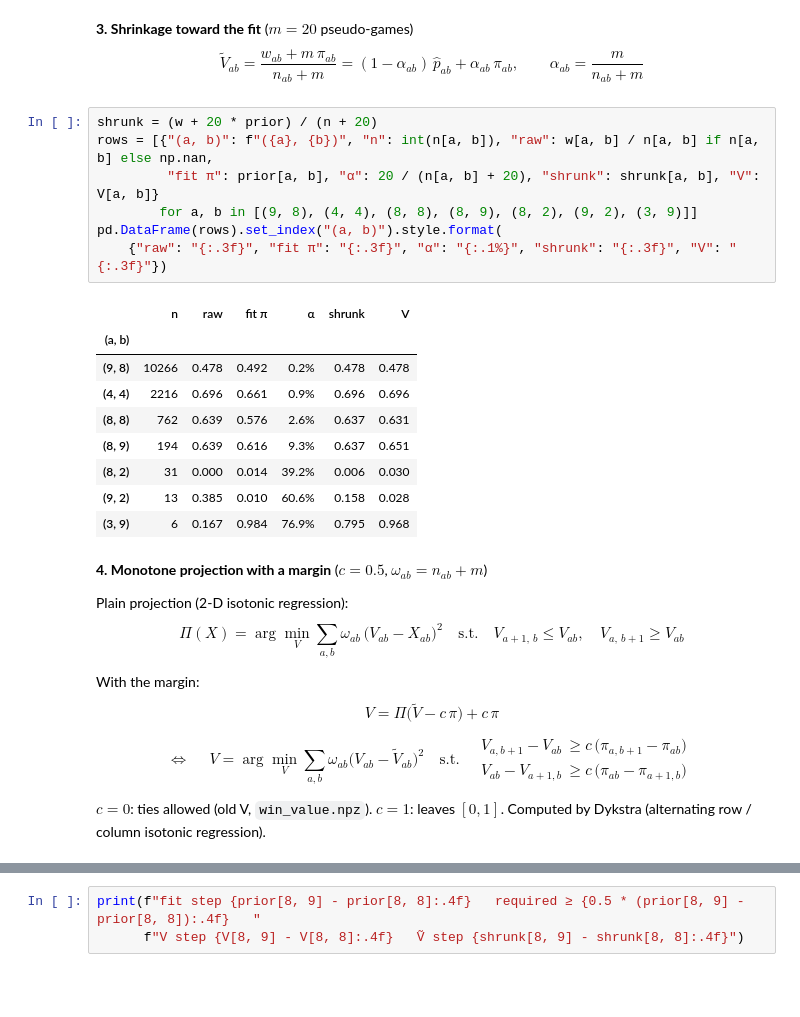
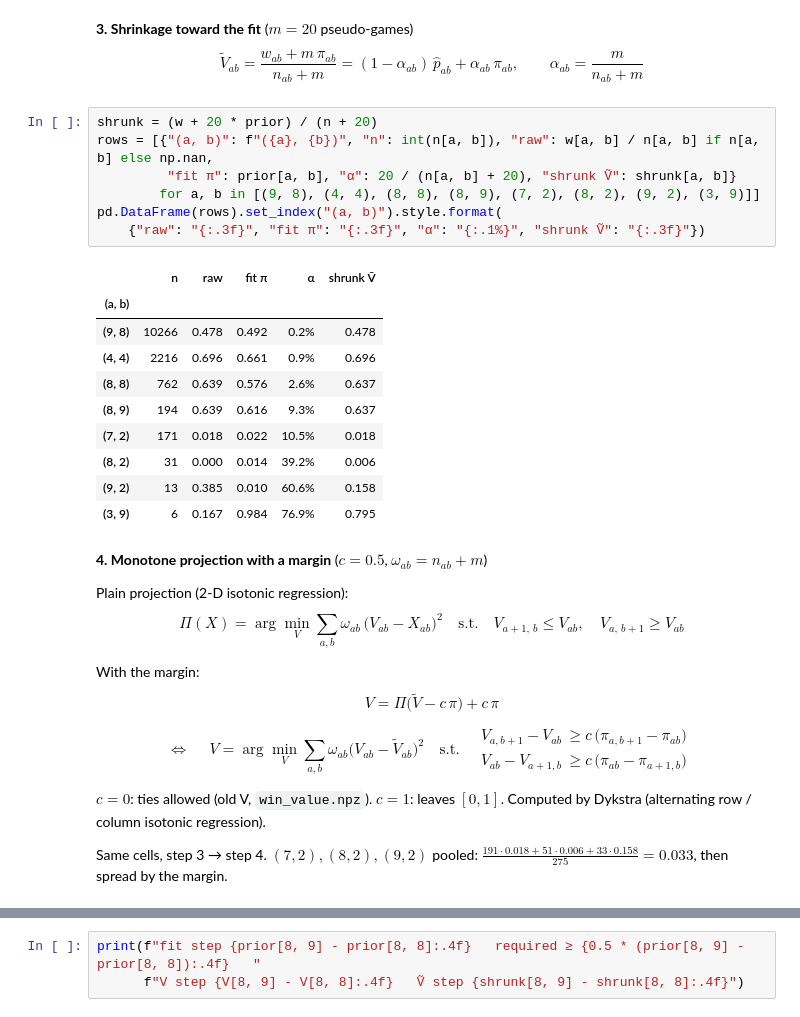
Before and after one commit to shanelee2027/CodenamesAI, a Jupyter notebook: notebooks/value_model_comfort_1028.ipynb, the cells around one changed output, grey strips where cells are left out. Saved outputs shown, nothing was run; the diff lists cells and outputs as text; blank space fills up the shorter version.

```diff
--- a/notebooks/value_model_comfort_1028.ipynb
+++ b/notebooks/value_model_comfort_1028.ipynb
@@ -101,20 +101,21 @@ $$\tilde V_{ab} = \frac{w_{ab} + m\, \pi_{ab}}{n_{ab} + m}
 # %%
 shrunk = (w + 20 * prior) / (n + 20)
 rows = [{"(a, b)": f"({a}, {b})", "n": int(n[a, b]), "raw": w[a, b] / n[a, b] if n[a, b] else np.nan,
-         "fit π": prior[a, b], "α": 20 / (n[a, b] + 20), "shrunk": shrunk[a, b], "V": V[a, b]}
-        for a, b in [(9, 8), (4, 4), (8, 8), (8, 9), (8, 2), (9, 2), (3, 9)]]
+         "fit π": prior[a, b], "α": 20 / (n[a, b] + 20), "shrunk Ṽ": shrunk[a, b]}
+        for a, b in [(9, 8), (4, 4), (8, 8), (8, 9), (7, 2), (8, 2), (9, 2), (3, 9)]]
 pd.DataFrame(rows).set_index("(a, b)").style.format(
-    {"raw": "{:.3f}", "fit π": "{:.3f}", "α": "{:.1%}", "shrunk": "{:.3f}", "V": "{:.3f}"})
+    {"raw": "{:.3f}", "fit π": "{:.3f}", "α": "{:.1%}", "shrunk Ṽ": "{:.3f}"})
 # %% [output]
-|  | n | raw | fit π | α | shrunk | V |
-| (a, b) |  |  |  |  |  |  |
-| (9, 8) | 10266 | 0.478 | 0.492 | 0.2% | 0.478 | 0.478 |
-| (4, 4) | 2216 | 0.696 | 0.661 | 0.9% | 0.696 | 0.696 |
-| (8, 8) | 762 | 0.639 | 0.576 | 2.6% | 0.637 | 0.631 |
-| (8, 9) | 194 | 0.639 | 0.616 | 9.3% | 0.637 | 0.651 |
-| (8, 2) | 31 | 0.000 | 0.014 | 39.2% | 0.006 | 0.030 |
-| (9, 2) | 13 | 0.385 | 0.010 | 60.6% | 0.158 | 0.028 |
-| (3, 9) | 6 | 0.167 | 0.984 | 76.9% | 0.795 | 0.968 |
+|  | n | raw | fit π | α | shrunk Ṽ |
+| (a, b) |  |  |  |  |  |
+| (9, 8) | 10266 | 0.478 | 0.492 | 0.2% | 0.478 |
+| (4, 4) | 2216 | 0.696 | 0.661 | 0.9% | 0.696 |
+| (8, 8) | 762 | 0.639 | 0.576 | 2.6% | 0.637 |
+| (8, 9) | 194 | 0.639 | 0.616 | 9.3% | 0.637 |
+| (7, 2) | 171 | 0.018 | 0.022 | 10.5% | 0.018 |
+| (8, 2) | 31 | 0.000 | 0.014 | 39.2% | 0.006 |
+| (9, 2) | 13 | 0.385 | 0.010 | 60.6% | 0.158 |
+| (3, 9) | 6 | 0.167 | 0.984 | 76.9% | 0.795 |
 # %% [markdown]
 **4. Monotone projection with a margin** ($c = 0.5$, $\omega_{ab} = n_{ab} + m$)
 
@@ -134,4 +135,6 @@ V_{ab} - V_{a+1,b} &\ge c\,\big(\pi_{ab} - \pi_{a+1,b}\big)
 \end{aligned}\;}$$
 
 $c = 0$: ties allowed (old V, `win_value.npz`). $c = 1$: leaves $[0, 1]$. Computed by Dykstra (alternating row / column isotonic regression).
+
+Same cells, step 3 → step 4. $(7,2), (8,2), (9,2)$ pooled: $\tfrac{191 \cdot 0.018 + 51 \cdot 0.006 + 33 \cdot 0.158}{275} = 0.033$, then spread by the margin.
 # %%
```
Also changed, not shown: parts of 1 cell of this notebook, 1 other file.
